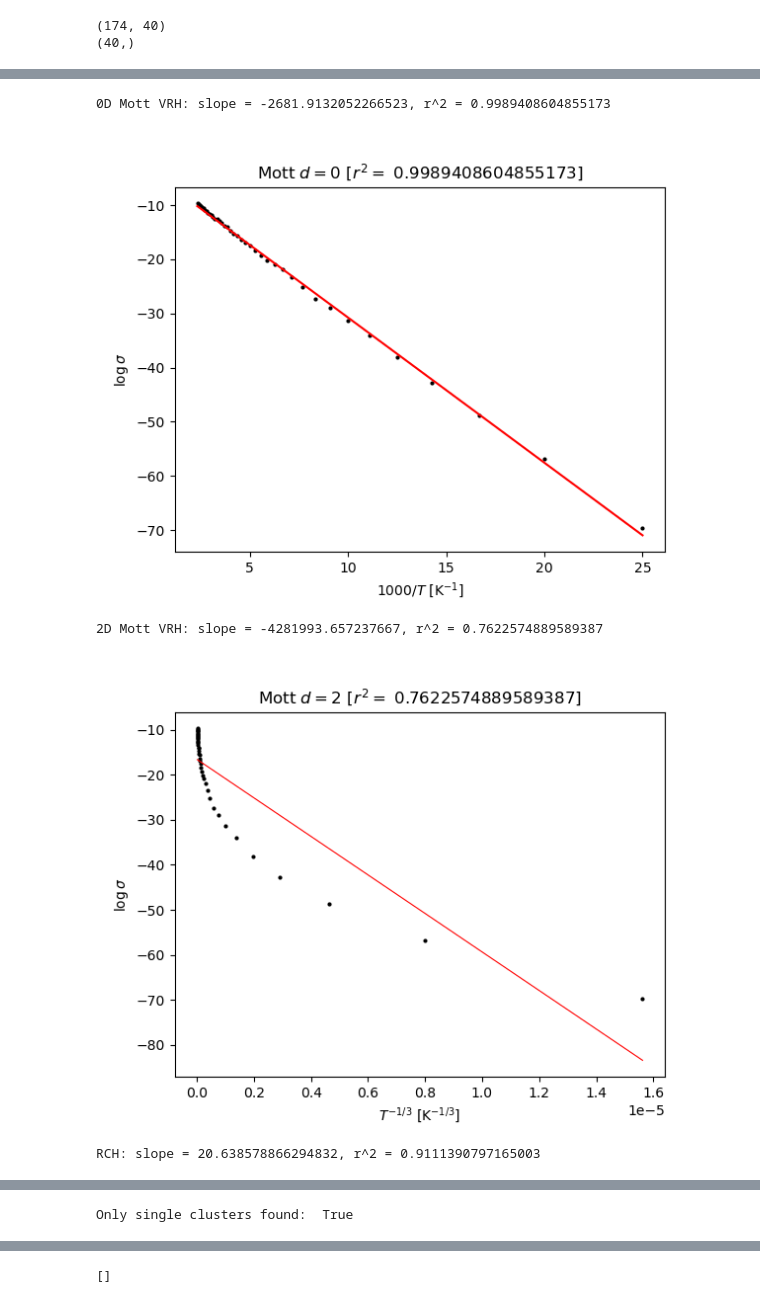
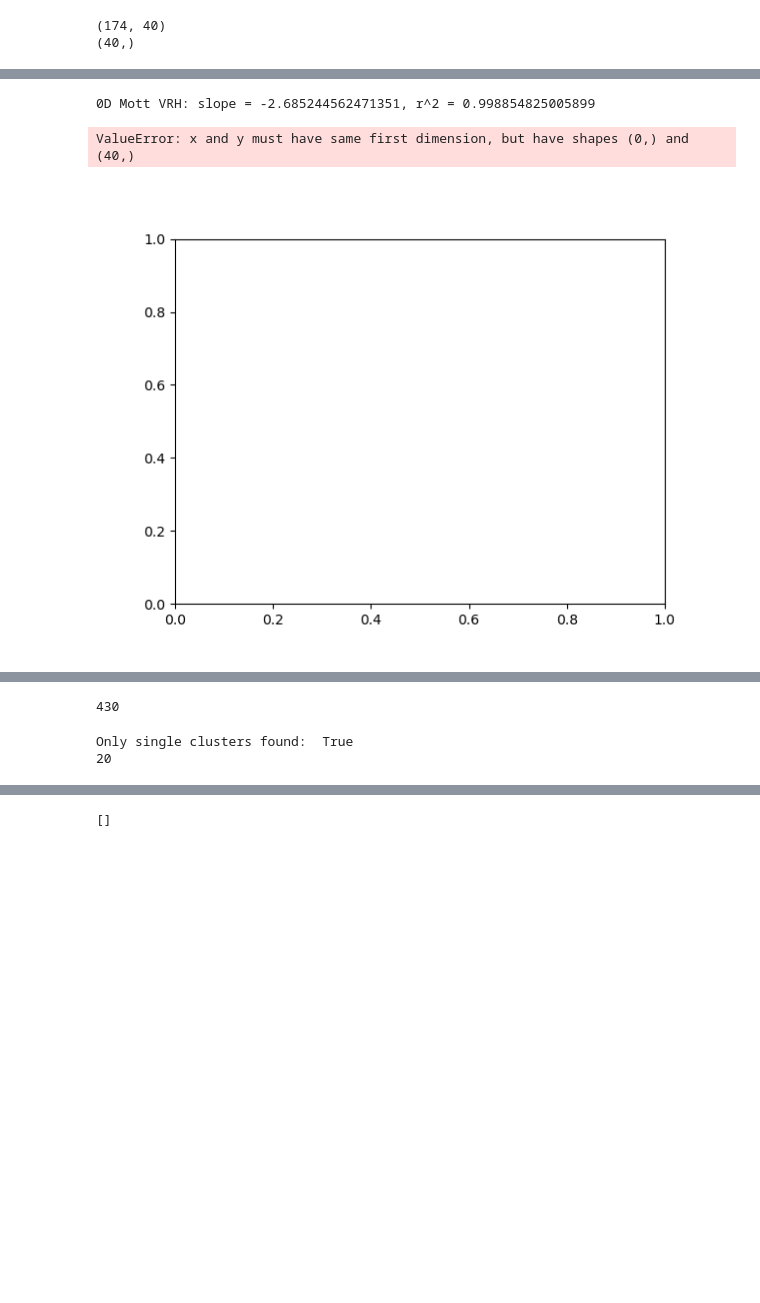
Before and after one commit to ngastellu/percolate_mac, a Jupyter notebook: analysis.ipynb, the cells around one changed output, grey strips where cells are left out. Saved outputs shown, nothing was run; the diff lists cells and outputs as text; code cells hidden in the pictures; blank space fills up the shorter version.

```diff
--- a/analysis.ipynb
+++ b/analysis.ipynb
@@ -150,46 +153,46 @@ plt.show()
 # %%
 from scipy.stats import linregress
 
+first_ind = 0
+
 # Do Mott linear regression d = 0
-slope, intercept, r, *_ = linregress(1.0/temps, np.log(sigmas))
+slope, intercept, r, *_ = linregress(1000.0/(temps[first_ind:]), np.log(sigmas[first_ind:]))
 print(f'0D Mott VRH: slope = {slope}, r^2 = {r**2}')
 fig, ax = plt.subplots()
-ax.plot((1000.0/temps),np.log(sigmas),'ko',ms=2.0)
-ax.plot((1000.0/temps), (1.0/temps)*slope + intercept,'r-')
+ax.plot((1000.0/(temps[:first_ind])),np.log(sigmas[first_ind:]),'ko',ms=2.0)
+ax.plot((1000.0/(temps[:first_ind])), (1000.0/(temps[first_ind:]))*slope + intercept,'r-')
 ax.set_xlabel("$1000/T$ [K$^{-1}$]")
 ax.set_ylabel("$\log \sigma$")
 #ax.set_yscale('log')
 ax.set_title(f'Mott $d=0$ [$r^2 = $ {r**2}]')
 plt.show()
 
 # Do Mott linear regression d = 2
-x = np.power(1.0/temps,3)
-slope, intercept, r, *_ = linregress(x, np.log(sigmas))
+x = np.power(1.0/temps,3)[first_ind:]
+slope, intercept, r, *_ = linregress(x, np.log(sigmas)[first_ind:])
 print(f'2D Mott VRH: slope = {slope}, r^2 = {r**2}')
 fig, ax = plt.subplots()
-ax.plot(x,np.log(sigmas),'ko',ms=2.0)
+ax.plot(x,np.log(sigmas[first_ind:]),'ko',ms=2.0)
 ax.plot(x,intercept + slope*x,'r-',lw=0.8)
 ax.set_xlabel("$T^{-1/3}$ [K$^{-1/3}$]")
 ax.set_ylabel("$\log \sigma$")
 #ax.set_yscale('log')
 ax.set_title(f'Mott $d=2$ [$r^2 = $ {r**2}]')
 plt.show()
 
 # Do RCH linear regression
-x = np.log(temps)
-slope, intercept, r, *_ = linregress(x, np.log(sigmas))
+x = np.log(temps)[first_ind:]
+slope, intercept, r, *_ = linregress(x, np.log(sigmas)[first_ind:])
 print(f'RCH: slope = {slope}, r^2 = {r**2}')
 fig, ax = plt.subplots()
-ax.plot(x,np.log(sigmas),'ko',ms=2.0)
+ax.plot(x,np.log(sigmas)[first_ind:],'ko',ms=2.0)
 ax.plot(x,intercept + slope*x,'r-',lw=0.8)
 ax.set_xlabel("$\log T$")
 ax.set_ylabel("$\log \sigma$")
 #ax.set_yscale('log')
 ax.set_title(f'Rare chain hopping [$r^2 = $ {r**2}]')
 plt.show()
 # %% [output]
-0D Mott VRH: slope = -2681.9132052266523, r^2 = 0.9989408604855173
+0D Mott VRH: slope = -2.685244562471351, r^2 = 0.998854825005899
+ValueError: x and y must have same first dimension, but have shapes (0,) and (40,)
-[figure, old version]
+[figure, new version]
-2D Mott VRH: slope = -4281993.657237667, r^2 = 0.7622574889589387
-[figure, removed]
-RCH: slope = 20.638578866294832, r^2 = 0.9111390797165003
@@ -197,3 +199,7 @@ RCH: slope = 20.638578866294832, r^2 = 0.9111390797165003
+# %%
+np.max(temps)
+# %% [output]
+430
 # %%
 def get_cluster_stats(run_inds,temps,datadir):
     nsamples = len(run_inds)
@@ -233,8 +239,10 @@ print('Only single clusters found: ', np.all(nclusters==1))
 sizes = avgs
 avgs = np.mean(sizes,axis=0)
 stds = np.std(sizes,axis=0)
+print(np.min(sizes))
 # %% [output]
 Only single clusters found:  True
+20
 # %%
 fig, ax = plt.subplots()
 ax.plot(temps, avgs,'r-',lw=0.8)
```
Also changed, not shown: parts of 11 cells of this notebook, 31 other files.
